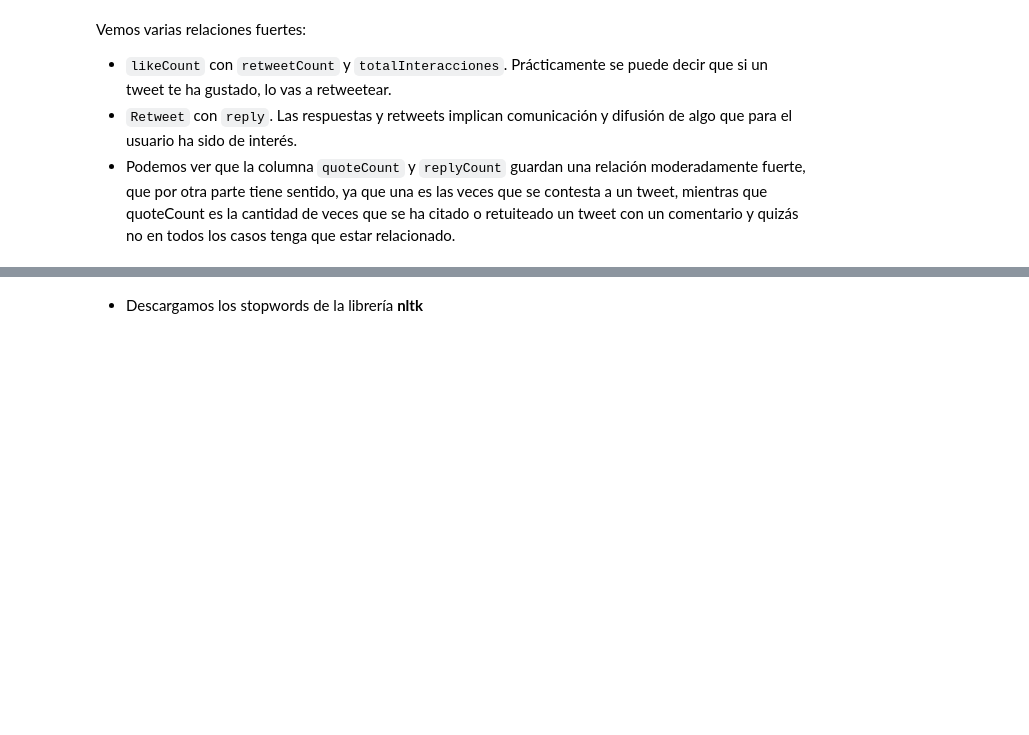
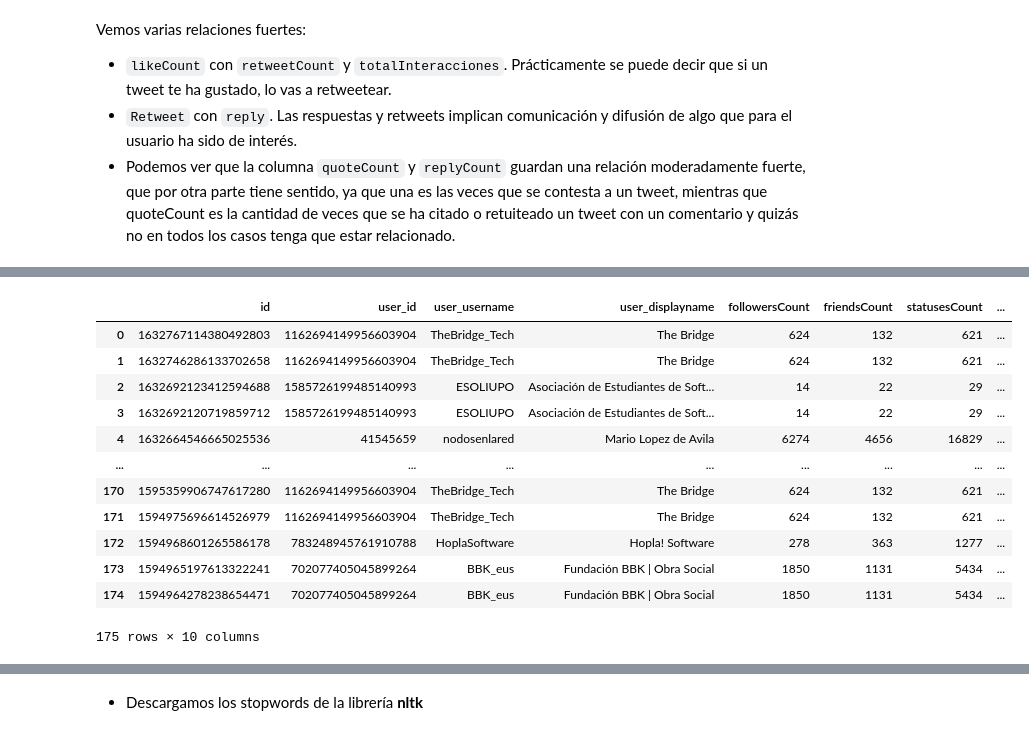
Before and after one commit to Lean788/Analisis_sentimientos__twitter, a Jupyter notebook: main.ipynb, the cells around one changed output, grey strips where cells are left out. Drawn from its saved outputs; the diff is of its cells as text; code cells hidden in the pictures; blank space fills up the shorter version.

```diff
--- a/main.ipynb
+++ b/main.ipynb
@@ -286,0 +294,44 @@ df
+# %%
+query = "(@TheBridge_Tech) until:2023-03-07 since:2022-11-21"
+
+followers_dict = {
+    'id': [],
+    'user_id': [],
+    'user_username': [],
+    'user_displayname': [],
+    'followersCount': [],
+    'friendsCount': [],
+    'statusesCount': [],
+    'favouritesCount': [],
+    'listedCount': [],
+    'mediaCount': []
+}
+
+for tweet in sntwitter.TwitterSearchScraper(query).get_items():
+    followers_dict['id'].append(tweet.id)
+    followers_dict['user_id'].append(tweet.user.id)
+    followers_dict['user_username'].append(tweet.user.username)
+    followers_dict['user_displayname'].append(tweet.user.displayname)
+    followers_dict['followersCount'].append(tweet.user.followersCount)
+    followers_dict['friendsCount'].append(tweet.user.friendsCount)
+    followers_dict['statusesCount'].append(tweet.user.statusesCount)
+    followers_dict['favouritesCount'].append(tweet.user.favouritesCount)
+    followers_dict['listedCount'].append(tweet.user.listedCount)
+    followers_dict['mediaCount'].append(tweet.user.mediaCount)
+
+df_followers = pd.DataFrame(followers_dict)
+df_followers
+# %% [output]
+|  | id | user_id | user_username | user_displayname | followersCount | friendsCount | statusesCount | ... |
+| 0 | 1632767114380492803 | 1162694149956603904 | TheBridge_Tech | The Bridge | 624 | 132 | 621 | ... |
+| 1 | 1632746286133702658 | 1162694149956603904 | TheBridge_Tech | The Bridge | 624 | 132 | 621 | ... |
+| 2 | 1632692123412594688 | 1585726199485140993 | ESOLIUPO | Asociación de Estudiantes de Soft... | 14 | 22 | 29 | ... |
+| 3 | 1632692120719859712 | 1585726199485140993 | ESOLIUPO | Asociación de Estudiantes de Soft... | 14 | 22 | 29 | ... |
+| 4 | 1632664546665025536 | 41545659 | nodosenlared | Mario Lopez de Avila | 6274 | 4656 | 16829 | ... |
+| ... | ... | ... | ... | ... | ... | ... | ... | ... |
+| 170 | 1595359906747617280 | 1162694149956603904 | TheBridge_Tech | The Bridge | 624 | 132 | 621 | ... |
+| 171 | 1594975696614526979 | 1162694149956603904 | TheBridge_Tech | The Bridge | 624 | 132 | 621 | ... |
+| 172 | 1594968601265586178 | 783248945761910788 | HoplaSoftware | Hopla! Software | 278 | 363 | 1277 | ... |
+| 173 | 1594965197613322241 | 702077405045899264 | BBK_eus | Fundación BBK | Obra Social | 1850 | 1131 | 5434 | ... |
+| 174 | 1594964278238654471 | 702077405045899264 | BBK_eus | Fundación BBK | Obra Social | 1850 | 1131 | 5434 | ... |
+175 rows × 10 columns
```
Also changed, not shown: parts of 82 cells of this notebook, 5 other files.
